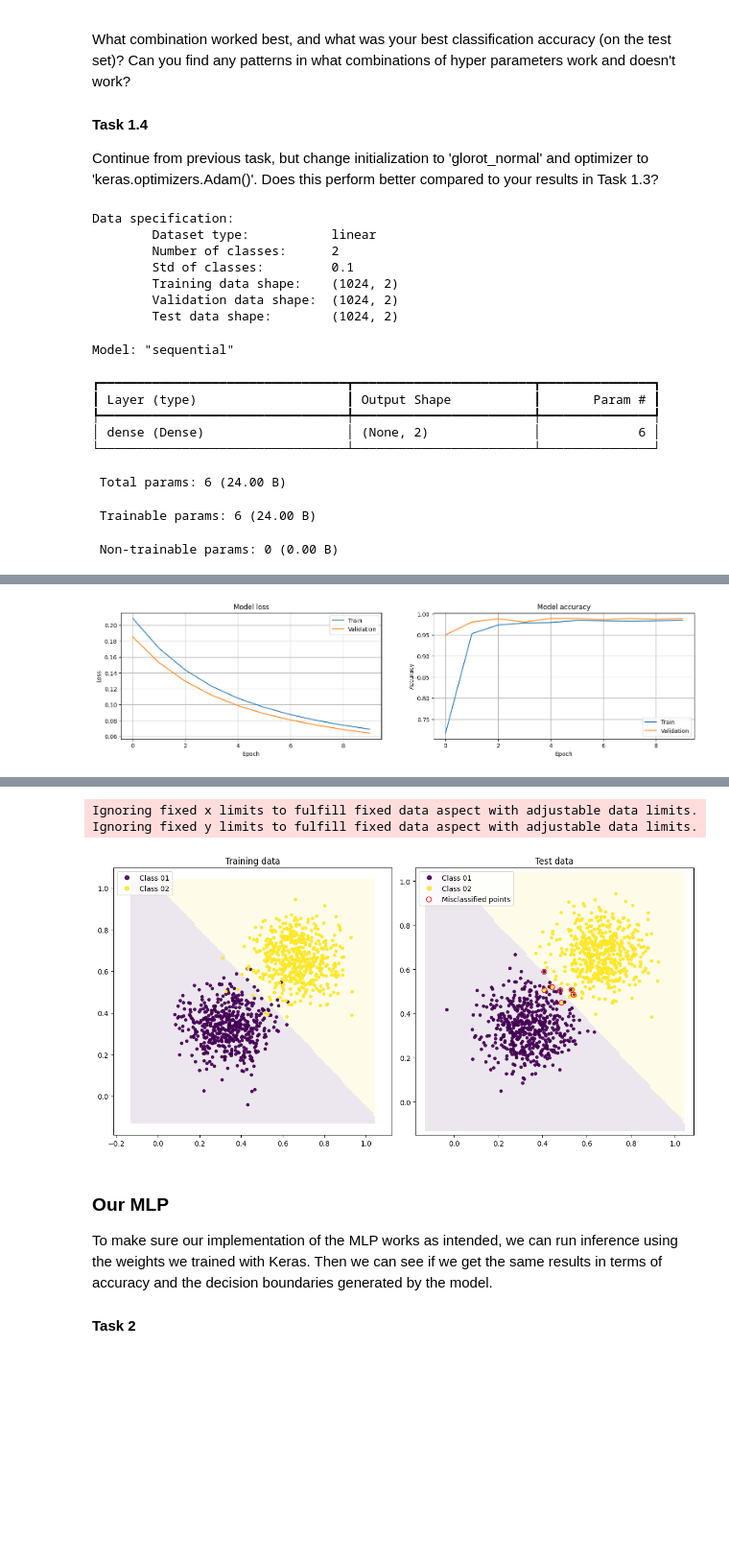
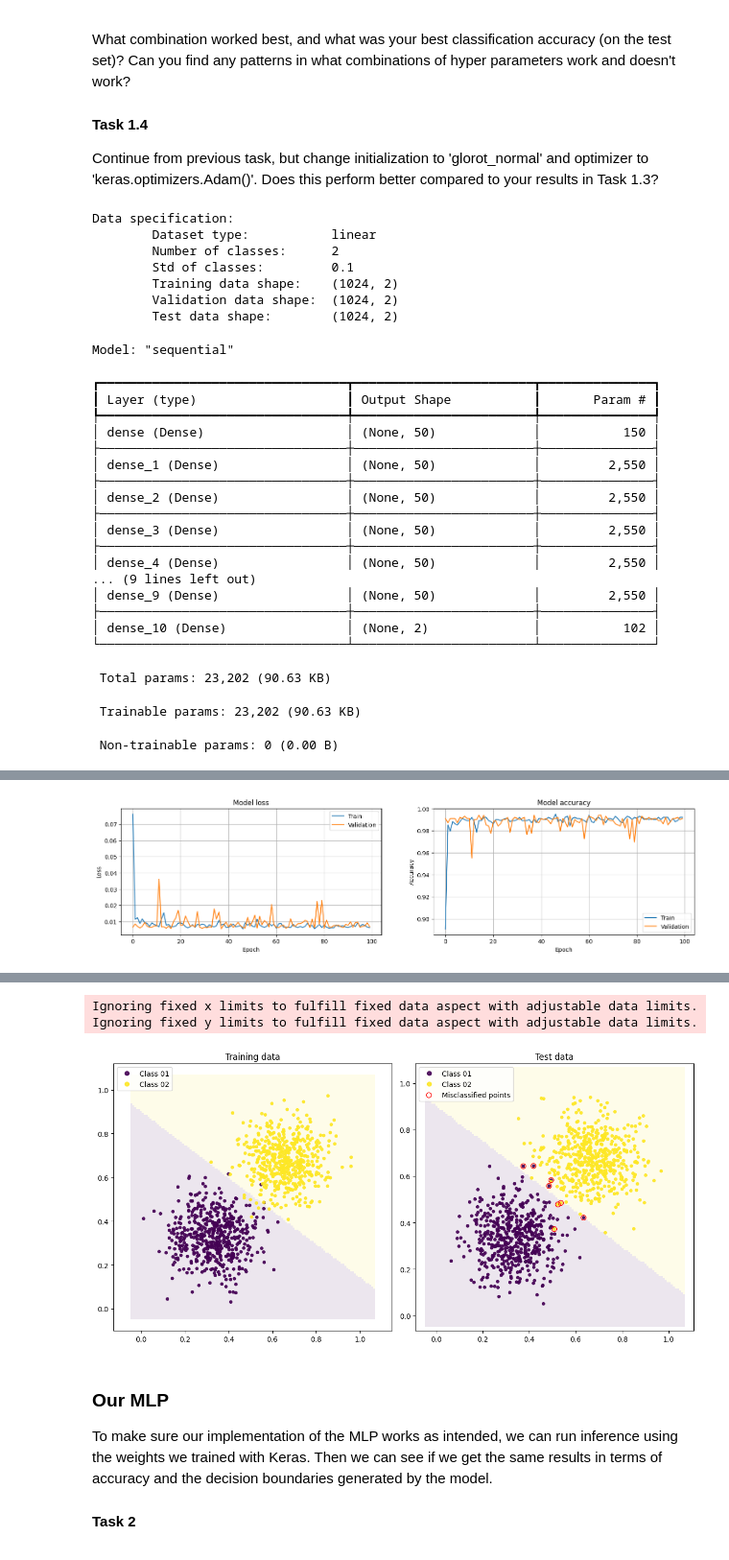
Before and after one commit to Djurson/TNM112, a Jupyter notebook: Lab1/lab01.ipynb, the cells around one changed output, grey strips where cells are left out. Shown at 96% size. Drawn from its saved outputs; the diff is of its cells as text; code cells hidden in the pictures; blank space fills up the shorter version.

```diff
--- a/Lab1/lab01.ipynb
+++ b/Lab1/lab01.ipynb
@@ -70,9 +70,18 @@ data.generate(dataset='linear', N_train=512, N_test=512, K=2, sigma=0.1) # Task
 # data.generate(dataset='polar', N_train=512, N_test=512, K=5, sigma=0.05) # Task 1.3
 
 # Default:
-# hidden_layers = 1     # The number of hidden layers in the network (total number of layers will be L=hidden_layers+1)
-# layer_width = 5       # The number of neurons in each hidden layer
-# activation = 'linear' # Activation function of hidden layers
+hidden_layers = 1     # The number of hidden layers in the network (total number of layers will be L=hidden_layers+1)
+layer_width = 5       # The number of neurons in each hidden layer
+activation = 'linear' # Activation function of hidden layers
+init = keras.initializers.RandomNormal(mean=0.1, stddev=0.1) # Initialization method (starting point for the optimization)
+epochs = 20            # Number of epochs for the training
+batch_size = 16      # Batch size to use in training
+loss = keras.losses.MeanSquaredError() # Loss function
+opt = keras.optimizers.SGD(learning_rate=1.0, momentum=0.0) # Optimizer
+
+# hidden_layers = 10     # The number of hidden layers in the network (total number of layers will be L=hidden_layers+1)
+# layer_width = 50       # The number of neurons in each hidden layer
+# activation = 'relu' # Activation function of hidden layers
 # init = keras.initializers.RandomNormal(mean=0.1, stddev=0.1) # Initialization method (starting point for the optimization)
 # epochs = 20            # Number of epochs for the training
 # batch_size = 16      # Batch size to use in training
@@ -80,16 +89,19 @@ data.generate(dataset='linear', N_train=512, N_test=512, K=2, sigma=0.1) # Task
 # opt = keras.optimizers.SGD(learning_rate=1.0, momentum=0.0) # Optimizer
 
 # Hyper-parameters
-hidden_layers = 0    # The number of hidden layers in the network (total number of layers will be L=hidden_layers+1)
+hidden_layers = 10    # The number of hidden layers in the network (total number of layers will be L=hidden_layers+1)
 layer_width = 50       # The number of neurons in each hidden layer
-activation = 'relu' # Activation function of hidden layers
-init = keras.initializers.RandomNormal(mean=0.01, stddev=0.3) # Initialization method (starting point for the optimization)
-# init = keras.initializers.glorot_normal()
-epochs = 10           # Number of epochs for the training
+activation = 'linear' # Activation function of hidden layers
+# init = keras.initializers.RandomNormal(mean=0.01, stddev=0.2) # Initialization method (starting point for the optimization)
+init = keras.initializers.glorot_normal()
+epochs = 100           # Number of epochs for the training
 batch_size = 16      # Batch size to use in training
 loss = keras.losses.MeanSquaredError() # Loss function
-opt = keras.optimizers.SGD(learning_rate=0.1, momentum=0.5) # Optimizer
-# opt = keras.optimizers.Adam()
+# opt = keras.optimizers.SGD(learning_rate=0.1, momentum=0.5) # Optimizer
+opt = keras.optimizers.Adam()
+
+# lr_schedule = keras.optimizers.schedules.ExponentialDecay(0.1, decay_steps=500, decay_rate=0.92, staircase=True)
+# opt = keras.optimizers.SGD(learning_rate=lr_schedule, momentum=0.5)
 
 # The Keras MLP model
 model_k = keras_mlp.KerasMLP(data, verbose=True)
@@ -123,8 +135,20 @@ Model: "sequential"
 ┏━━━━━━━━━━━━━━━━━━━━━━━━━━━━━━━━━┳━━━━━━━━━━━━━━━━━━━━━━━━┳━━━━━━━━━━━━━━━┓
 ┃ Layer (type)                    ┃ Output Shape           ┃       Param # ┃
 ┡━━━━━━━━━━━━━━━━━━━━━━━━━━━━━━━━━╇━━━━━━━━━━━━━━━━━━━━━━━━╇━━━━━━━━━━━━━━━┩
-│ dense (Dense)                   │ (None, 2)              │             6 │
+│ dense (Dense)                   │ (None, 50)             │           150 │
+├─────────────────────────────────┼────────────────────────┼───────────────┤
+│ dense_1 (Dense)                 │ (None, 50)             │         2,550 │
+├─────────────────────────────────┼────────────────────────┼───────────────┤
+│ dense_2 (Dense)                 │ (None, 50)             │         2,550 │
+├─────────────────────────────────┼────────────────────────┼───────────────┤
+│ dense_3 (Dense)                 │ (None, 50)             │         2,550 │
+├─────────────────────────────────┼────────────────────────┼───────────────┤
+│ dense_4 (Dense)                 │ (None, 50)             │         2,550 │
+... (9 lines left out)
+│ dense_9 (Dense)                 │ (None, 50)             │         2,550 │
+├─────────────────────────────────┼────────────────────────┼───────────────┤
+│ dense_10 (Dense)                │ (None, 2)              │           102 │
 └─────────────────────────────────┴────────────────────────┴───────────────┘
- Total params: 6 (24.00 B)
+ Total params: 23,202 (90.63 KB)
- Trainable params: 6 (24.00 B)
+ Trainable params: 23,202 (90.63 KB)
  Non-trainable params: 0 (0.00 B)
@@ -151,2 +172,2 @@ Epoch 10/10
-[figure, old version]
+[figure, new version]
 Model performance:
@@ -161,6 +182,6 @@ Model performance:
 Ignoring fixed x limits to fulfill fixed data aspect with adjustable data limits.
 Ignoring fixed y limits to fulfill fixed data aspect with adjustable data limits.
-[figure, old version]
+[figure, new version]
 # %% [markdown]
 ### Our MLP
 To make sure our implementation of the MLP works as intended, we can run inference using the weights we trained with Keras. Then we can see if we get the same results in terms of accuracy and the decision boundaries generated by the model.
```
Also changed, not shown: parts of 3 cells of this notebook, 4 other files.
